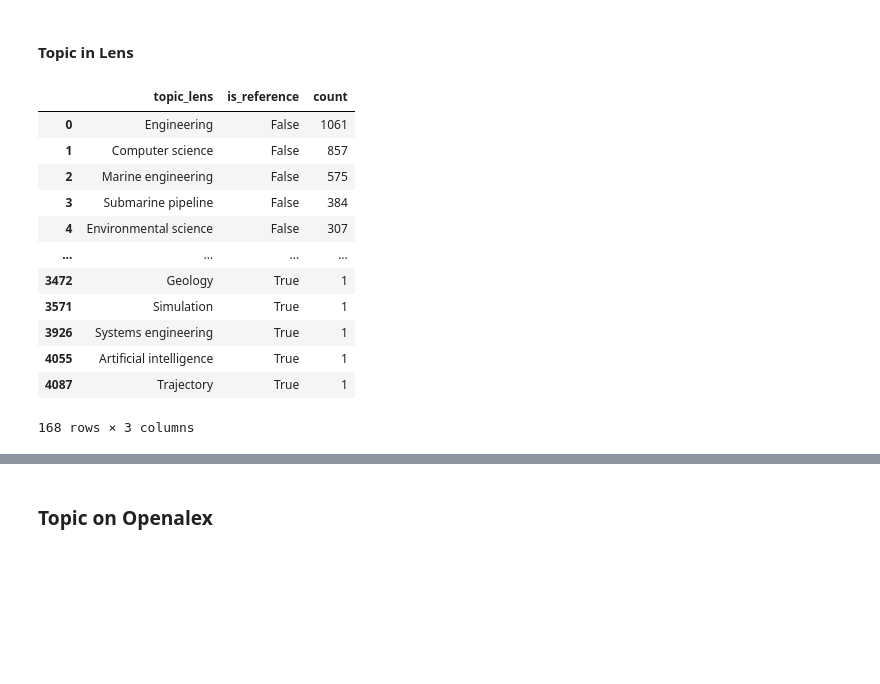
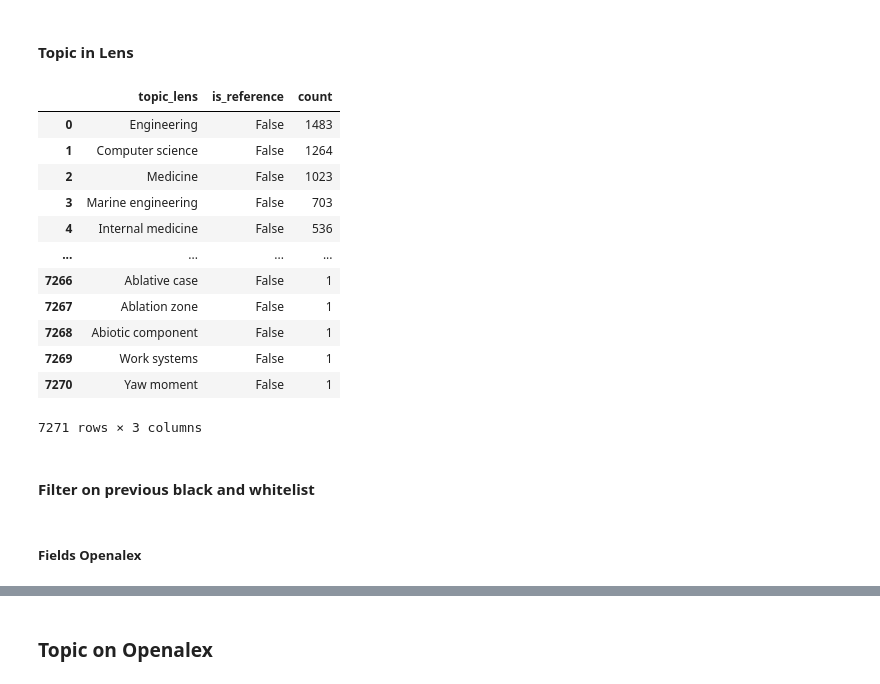
Before and after one commit to TUDelft-CITG/SLR-RAG, a Jupyter notebook: notebooks/test_api_extraction.ipynb, the cells around one changed output, grey strips where cells are left out. Saved outputs shown, nothing was run; the diff lists cells and outputs as text; code cells hidden in the pictures; blank space fills up the shorter version.

```diff
--- a/notebooks/test_api_extraction.ipynb
+++ b/notebooks/test_api_extraction.ipynb
@@ -106,0 +217,17 @@ df_recent[df_recent["is_reference"]]
+# %%
+def explode_and_groupby_topic(
+    df_input: pd.DataFrame,
+    name_topic_col: str,
+    min_count_to_keep=1,
+    separator=";",
+):
+    df_input = (
+        df_input[df_input[name_topic_col].notna()]
+        .reset_index(drop=True)
+        .copy()
+    )
+    df_input[name_topic_col] = df_input[name_topic_col].str.split(pat=separator)
+    df_input = df_input.explode(name_topic_col)
+    df_input[name_topic_col] = df_input[name_topic_col].str.strip()
+    return group_by_col_ref(df_input, name_topic_col, min_count_to_keep)
+explode_and_groupby_topic(df_test,name_topic_col="fields_multiple",separator=",")
@@ -306,52 +372,23 @@ white_list_topic_dimensions = {
 # %% [markdown]
 #### Topic in Lens
 # %%
-def filter_on_list(
-    df_input: pd.DataFrame,
-    col_name: str,
-    black_list_input: Set[str] | List[str],
-    seaparator=";",
-):
-    """
-    Filter all papers that have at least one keywords inside a blacklist
-    """
-    df_input = df_input.reset_index(drop=True)
-    return df_input[
-        ~(
-            df_input[col_name]
-            .str.split(pat=seaparator)
-            .explode()
-            .str.strip()
-            .isin(black_list_input)
-            .groupby(level=0)
-            .any()
-        )
-    ]
-
-
-black_list_lens_topic = {"Medicine", "Internal medicine", "Biology"}
-df_recent_filtered_fields_lens = filter_on_list(
-    df_recent_filtered_fields_1, "topic_lens", black_list_lens_topic
+explode_and_groupby_topic(
+    df_recent,
+    name_topic_col="topic_lens",
+    separator=";",
 )
-df_common_topic_lens = explode_and_groupby_topic(
-    df_recent_filtered_fields_lens,
-    name_topic_col="topic_lens",
-    min_count_to_keep=25,
-    split_separator=";",
-)
-df_common_topic_lens
 # %% [output]
 |  | topic_lens | is_reference | count |
-| 0 | Engineering | False | 1061 |
-| 1 | Computer science | False | 857 |
-| 2 | Marine engineering | False | 575 |
-| 3 | Submarine pipeline | False | 384 |
-| 4 | Environmental science | False | 307 |
+| 0 | Engineering | False | 1483 |
+| 1 | Computer science | False | 1264 |
+| 2 | Medicine | False | 1023 |
+| 3 | Marine engineering | False | 703 |
+| 4 | Internal medicine | False | 536 |
 | ... | ... | ... | ... |
-| 3472 | Geology | True | 1 |
-| 3571 | Simulation | True | 1 |
-| 3926 | Systems engineering | True | 1 |
-| 4055 | Artificial intelligence | True | 1 |
-| 4087 | Trajectory | True | 1 |
+| 7266 | Ablative case | False | 1 |
+| 7267 | Ablation zone | False | 1 |
+| 7268 | Abiotic component | False | 1 |
+| 7269 | Work systems | False | 1 |
+| 7270 | Yaw moment | False | 1 |
-168 rows × 3 columns
+7271 rows × 3 columns
 # %%
@@ -360,0 +398,4 @@ px.bar(
+# %% [markdown]
+#### Filter on previous black and whitelist
+# %% [markdown]
+##### Fields Openalex
```
Also changed, not shown: parts of 59 cells of this notebook.
